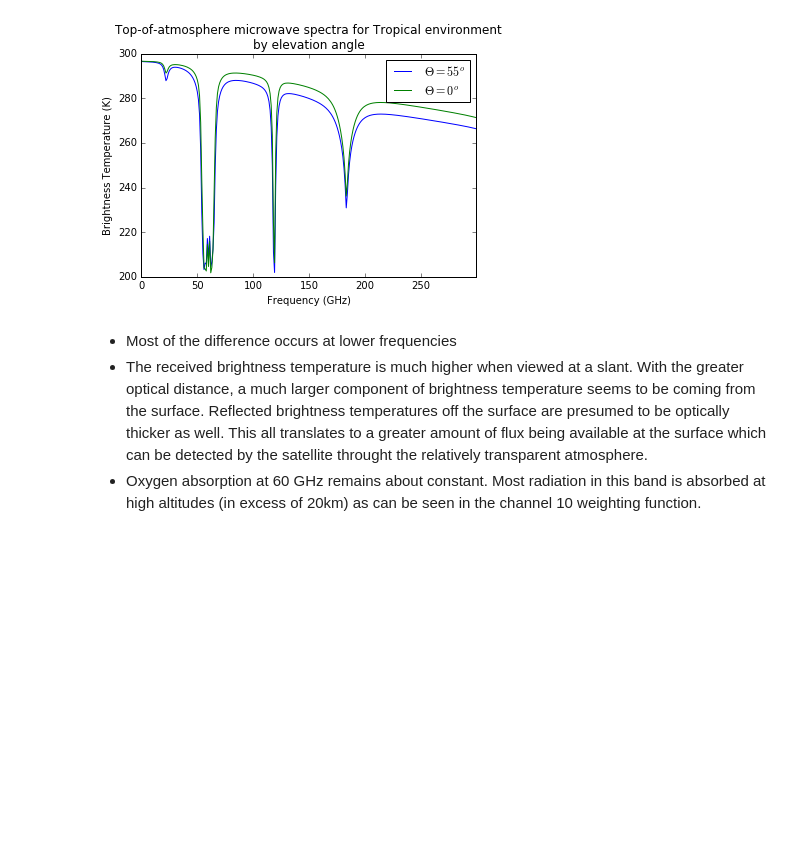
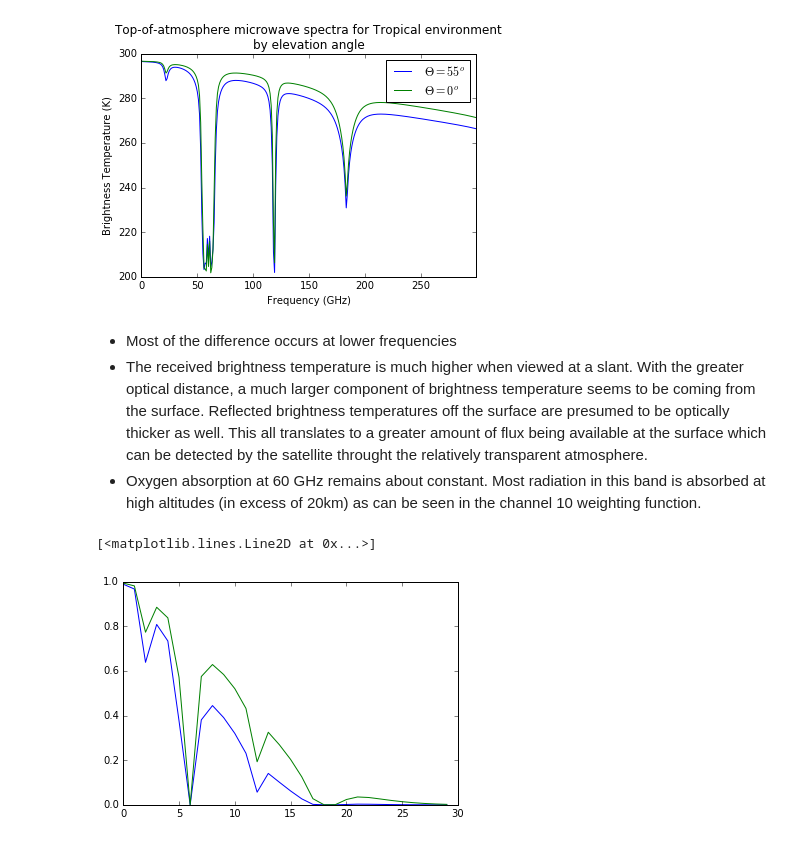
Before and after one commit to CodaP/aos_weighting_function, a Jupyter notebook: weighting function.ipynb, the cells around one changed output. Saved outputs shown, nothing was run; the diff lists cells and outputs as text; code cells hidden in the pictures; blank space fills up the shorter version.

```diff
--- a/weighting function.ipynb
+++ b/weighting function.ipynb
@@ -326,3 +328,9 @@ savefig('brazil_elevation.pdf')
 * Most of the difference occurs at lower frequencies
 * The received brightness temperature is much higher when viewed at a slant. With the greater optical distance, a much larger component of brightness temperature seems to be coming from the surface. Reflected brightness temperatures off the surface are presumed to be optically thicker as well. This all translates to a greater amount of flux being available at the surface which can be detected by the satellite throught the relatively transparent atmosphere.
 * Oxygen absorption at 60 GHz remains about constant. Most radiation in this band is absorbed at high altitudes (in excess of 20km) as can be seen in the channel 10 weighting function.
+# %%
+plot([get_weighting_function_satellite(f, brazil, get_skin_temp(sonde_brazil), mu=0.573).tx_from_bottom.min() for f in np.arange(1,300,10)])
+plot([get_weighting_function_satellite(f, brazil, get_skin_temp(sonde_brazil), 1).tx_from_bottom.min() for f in np.arange(1,300,10)])
+# %% [output]
+[<matplotlib.lines.Line2D at 0x...>]
+[figure, added]
```
Also changed, not shown: parts of 4 cells of this notebook, 1 other file.
